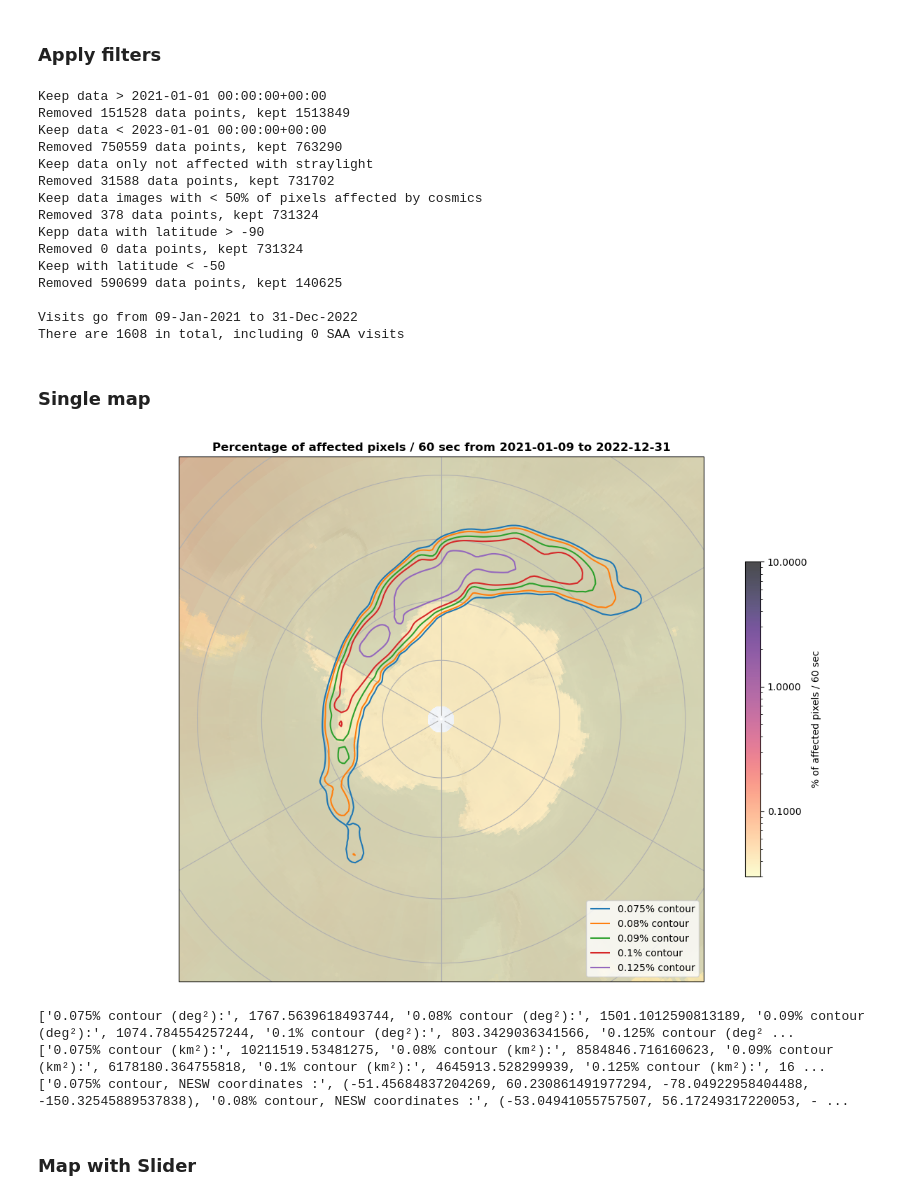
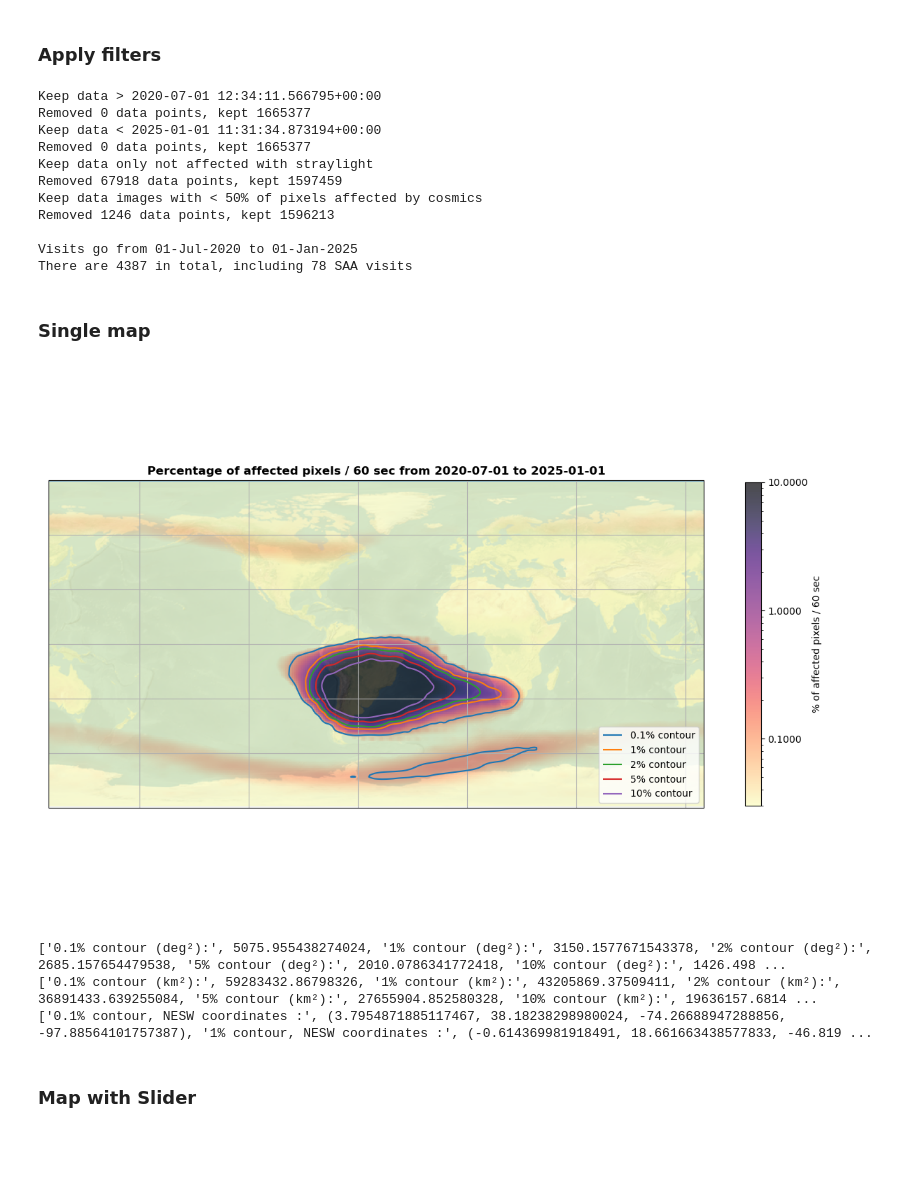
Before and after one commit to luisepevestorff/CheopsCosmics, a Jupyter notebook: plot_maps.ipynb, the cells around one changed output. Cells and saved outputs as stored; diff of their text form; code cells hidden in the pictures; blank space fills up the shorter version.

```diff
--- a/plot_maps.ipynb
+++ b/plot_maps.ipynb
@@ -51,11 +52,11 @@ map_data = all_data.copy()
 ## SELECT PROJECTION ##
 # Use PolarStereo for the poles
 
-# projection = ccrs.PlateCarree(-50) # -> if changed, no difference in coordinated
+projection = ccrs.PlateCarree(-50) # -> if changed, no difference in coordinated
 # projection = ccrs.Orthographic(0, -90) # South Pole
 # projection = ccrs.Orthographic(0, 90) # North Pole
 # projection = ccrs.NorthPolarStereo()
-projection = ccrs.SouthPolarStereo()
+# projection = ccrs.SouthPolarStereo()
 # projection = ccrs.Orthographic(-42, -26) # SAA_center
 # projection = ccrs.LambertAzimuthalEqualArea()
 
@@ -94,17 +95,17 @@ end_LTAN = pd.Timestamp("2023-12-20 12:00:00", tz = 'UTC') # end of LTAN campaig
 #start_date = pd.Timestamp("2024-01-01 00:00:00", tz = 'UTC') # start of LTAN campaign
 #end_date = pd.Timestamp("2025-01-01 00:00:00", tz = 'UTC') # end of LTAN campaign
 
-# start_date = all_data.time.min()
-# end_date = all_data.time.max()
+start_date = all_data.time.min()
+end_date = all_data.time.max()
 
-start_date = pd.Timestamp("2022-01-01 00:00:00", tz = 'UTC')
-end_date = pd.Timestamp("2023-01-01 00:00:00", tz = 'UTC')
+# start_date = pd.Timestamp("2024-01-01 00:00:00", tz = 'UTC')
+# end_date = pd.Timestamp("2025-01-01 00:00:00", tz = 'UTC')
 
 # Apply filters
 
-filters = ['time-','time+','no_straylight','percentage_cosmics','latitude-','latitude+']#,'percentage_cosmics_per_s']#,'percentage_cosmics']#,'percentage_cosmics_per_s']#,'latitude-','latitude+']#,'no_straylight','largest_cosmics','percentage_cosmics']
-values = [start_date, end_date, 0, 50, -90, -50]#, 0.1]#,300]#,-45,-10]#,None, 150, 17]
-reverse_filters = [False, False, False, False, False, False]#, False]#, True]#, False]#, True]#,False, False]#, False]
+filters = ['time-','time+','no_straylight','percentage_cosmics']#,'percentage_cosmics_per_s']#,'percentage_cosmics']#,'percentage_cosmics_per_s']#,'latitude-','latitude+']#,'no_straylight','largest_cosmics','percentage_cosmics']
+values = [start_date, end_date, 0, 50]#, 0.1]#,300]#,-45,-10]#,None, 150, 17]
+reverse_filters = [False, False, False, False]#, False]#, True]#, False]#, True]#,False, False]#, False]
 map_data = apply_filters(map_data,filters,values,reverse_filters)
 
 nb_visits = len(np.unique(map_data.visit_ID))
@@ -135,21 +136,17 @@ hue_values = 'percentage_cosmics_per_s'
 
 # print(f"Removed the manually input visits: {remove}")
 # %% [output]
-Keep data > 2021-01-01 00:00:00+00:00
-Removed 151528 data points, kept 1513849
-Keep data < 2023-01-01 00:00:00+00:00
-Removed 750559 data points, kept 763290
+Keep data > 2020-07-01 12:34:11.566795+00:00
+Removed 0 data points, kept 1665377
+Keep data < 2025-01-01 11:31:34.873194+00:00
+Removed 0 data points, kept 1665377
 Keep data only not affected with straylight
-Removed 31588 data points, kept 731702
+Removed 67918 data points, kept 1597459
 Keep data images with < 50% of pixels affected by cosmics
-Removed 378 data points, kept 731324
-Kepp data with latitude > -90
-Removed 0 data points, kept 731324
-Keep with latitude < -50
-Removed 590699 data points, kept 140625
+Removed 1246 data points, kept 1596213
 
-Visits go from 09-Jan-2021 to 31-Dec-2022
-There are 1608 in total, including 0 SAA visits
+Visits go from 01-Jul-2020 to 01-Jan-2025
+There are 4387 in total, including 78 SAA visits
 # %% [markdown]
 ### Single map
 # %%
@@ -164,7 +161,7 @@ log_plot = True
 plt.close('all')
 fig = plt.figure(figsize=figsize)
 ax = plt.axes(projection=projection)
-ax.set_extent([-5e6, 5e6, 5e6, -5e6], crs=projection) #to constrain polar field of view
+#ax.set_extent([-5e6, 5e6, 5e6, -5e6], crs=projection) #to constrain polar field of view
 ax.stock_img()
 ax.gridlines()
 legend_items = []
@@ -192,8 +189,8 @@ vmin = 0.03
 vmax = 10
 
 # if coordiantes should be constrained, specify here, otherwise set to None
-latitude_min = -90
-latitude_max = -50
+latitude_min = None
+latitude_max = None
 longitude_min = None
 longitude_max = None
 
@@ -249,7 +246,7 @@ if bin:
     area_contours_km = []
     perimeter_kms = []
     results = []
-    for i, contour_level in enumerate([0.075, 0.08, 0.09, 0.1, 0.125]): # 0.1, 1, 2, 5, 10 SAA| 0.075, 0.08, 0.09, 0.1, 0.125 South Pole|
+    for i, contour_level in enumerate([0.1, 1, 2, 5, 10]): # 0.1, 1, 2, 5, 10 SAA| 0.075, 0.08, 0.09, 0.1, 0.125 South Pole| 0.03, 0.04, 0.05, 0.06, 0.07 North Pole
         color = plt.rcParams['axes.prop_cycle'].by_key()['color'][i]
         # contour = plt.contour(lon_data, lat_data, binned_data, levels=[contour_level], origin='lower', colors = color, extent=(lon_min, lon_max, -lat_min, lat_max),transform=ccrs.PlateCarree())
         contour = plt.contour(lon_data, lat_data, binned_data, levels=[contour_level], origin='lower', colors = color, extent=(longitude_min, longitude_max, latitude_min, latitude_max),transform=ccrs.PlateCarree())
@@ -286,37 +283,37 @@ if hue_values == 'percentage_cosmics':
     cbar.formatter = FormatStrFormatter("%.4f")
     cbar.update_ticks()
 elif hue_values == 'percentage_cosmics_per_s':
     name_file_start = "per_CR_s_"
     unit = 'Percentage of affected pixels / 60 sec'
     cbar = plt.colorbar(SAA_map_plot, label = '% of affected pixels / 60 sec', shrink=0.6,)
     cbar.formatter = FormatStrFormatter("%.4f")
     cbar.update_ticks()
 else:
     name_file_start = "CR_density_"
     unit = 'Density of cosmics'
     cbar = plt.colorbar(SAA_map_plot, label = 'hits/cm2/s', shrink=0.6)
 
 # /
 
 plt.legend(legend_items, legend_labels, loc = 'lower right')
 title = f"{unit} from " + data_plot.time.min().strftime('%Y-%m-%d') + ' to ' + data_plot.time.max().strftime('%Y-%m-%d')
 # title =  f"{v_id} | {data_visit['target_name']}"
 plt.title(title, weight = 'bold')
 fileout_name =  name_file_start + data_plot.time.min().strftime('%Y-%m-%d') + "_to_" + data_plot.time.max().strftime('%Y-%m-%d')+ "_new_correction_sec_2023.png"
 #fileout_name = "map_SAA_no_mask.png"#SAA_since_01_10.png"
 plt.tight_layout()
 #plt.savefig(output_folder / fileout_name, transparent = False, dpi = 600,format = 'png')
 
 plt.show()
 print(area_contours_deg)
 print(area_contours_km)
 #print(perimeter_kms)
 print(coordinates)
 # %% [output]
-[figure, old version]
+[figure, new version]
-['0.075% contour (deg²):', 1767.5639618493744, '0.08% contour (deg²):', 1501.1012590813189, '0.09% contour (deg²):', 1074.784554257244, '0.1% contour (deg²):', 803.3429036341566, '0.125% contour (deg² ...
-['0.075% contour (km²):', 10211519.53481275, '0.08% contour (km²):', 8584846.716160623, '0.09% contour (km²):', 6178180.364755818, '0.1% contour (km²):', 4645913.528299939, '0.125% contour (km²):', 16 ...
-['0.075% contour, NESW coordinates :', (-51.45684837204269, 60.230861491977294, -78.04922958404488, -150.32545889537838), '0.08% contour, NESW coordinates :', (-53.04941055757507, 56.17249317220053, - ...
+['0.1% contour (deg²):', 5075.955438274024, '1% contour (deg²):', 3150.1577671543378, '2% contour (deg²):', 2685.157654479538, '5% contour (deg²):', 2010.0786341772418, '10% contour (deg²):', 1426.498 ...
+['0.1% contour (km²):', 59283432.86798326, '1% contour (km²):', 43205869.37509411, '2% contour (km²):', 36891433.639255084, '5% contour (km²):', 27655904.852580328, '10% contour (km²):', 19636157.6814 ...
+['0.1% contour, NESW coordinates :', (3.7954871885117467, 38.18238298980024, -74.26688947288856, -97.88564101757387), '1% contour, NESW coordinates :', (-0.614369981918491, 18.661663438577833, -46.819 ...
 # %% [markdown]
 ### Map with Slider
 # %%
```
Also changed, not shown: parts of 17 cells of this notebook.
